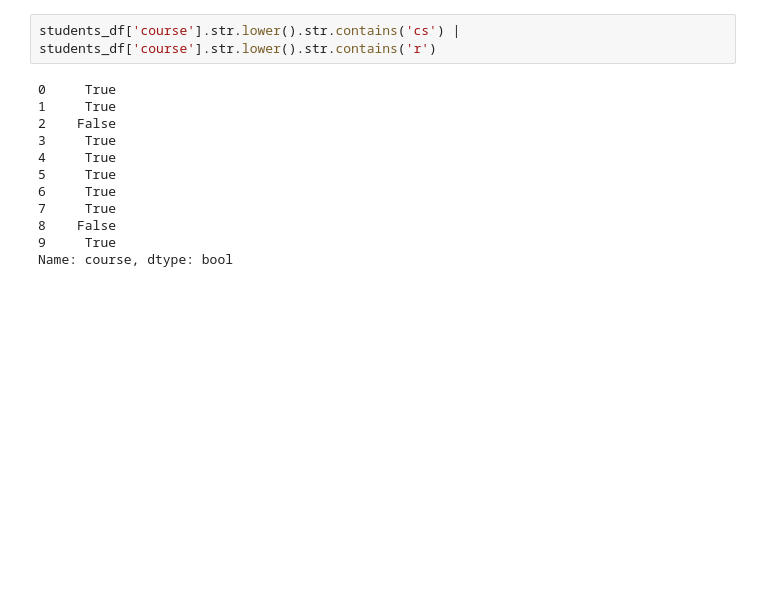
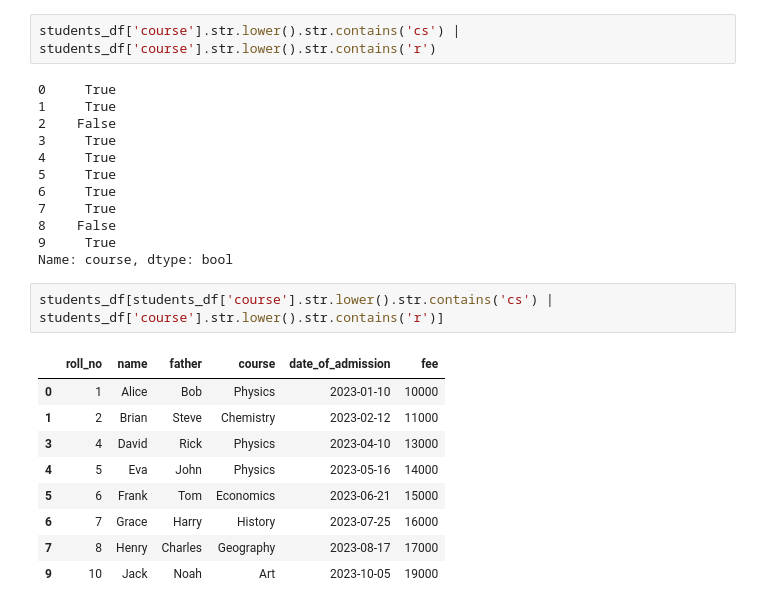
Before and after one commit to smmartprogrammer/modernpython, a Jupyter notebook: class19(pandasgroupby_filtering).ipynb, the cells around one changed output. Saved outputs shown, nothing was run; the diff lists cells and outputs as text; blank space fills up the shorter version.

```diff
--- a/class19(pandasgroupby_filtering).ipynb
+++ b/class19(pandasgroupby_filtering).ipynb
@@ -409,3 +399,15 @@ students_df['course'].str.lower().str.contains('cs') | students_df['course'].str
 8    False
 9     True
 Name: course, dtype: bool
+# %%
+students_df[students_df['course'].str.lower().str.contains('cs') | students_df['course'].str.lower().str.contains('r')]
+# %% [output]
+|  | roll_no | name | father | course | date_of_admission | fee |
+| 0 | 1 | Alice | Bob | Physics | 2023-01-10 | 10000 |
+| 1 | 2 | Brian | Steve | Chemistry | 2023-02-12 | 11000 |
+| 3 | 4 | David | Rick | Physics | 2023-04-10 | 13000 |
+| 4 | 5 | Eva | John | Physics | 2023-05-16 | 14000 |
+| 5 | 6 | Frank | Tom | Economics | 2023-06-21 | 15000 |
+| 6 | 7 | Grace | Harry | History | 2023-07-25 | 16000 |
+| 7 | 8 | Henry | Charles | Geography | 2023-08-17 | 17000 |
+| 9 | 10 | Jack | Noah | Art | 2023-10-05 | 19000 |
```
Also changed, not shown: parts of 5 cells of this notebook.
